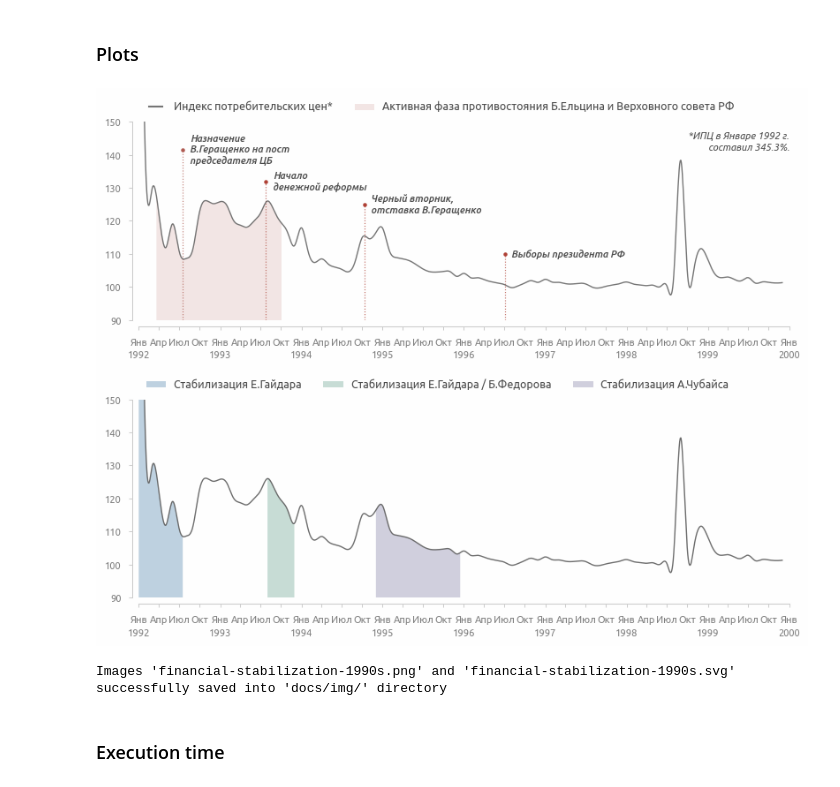
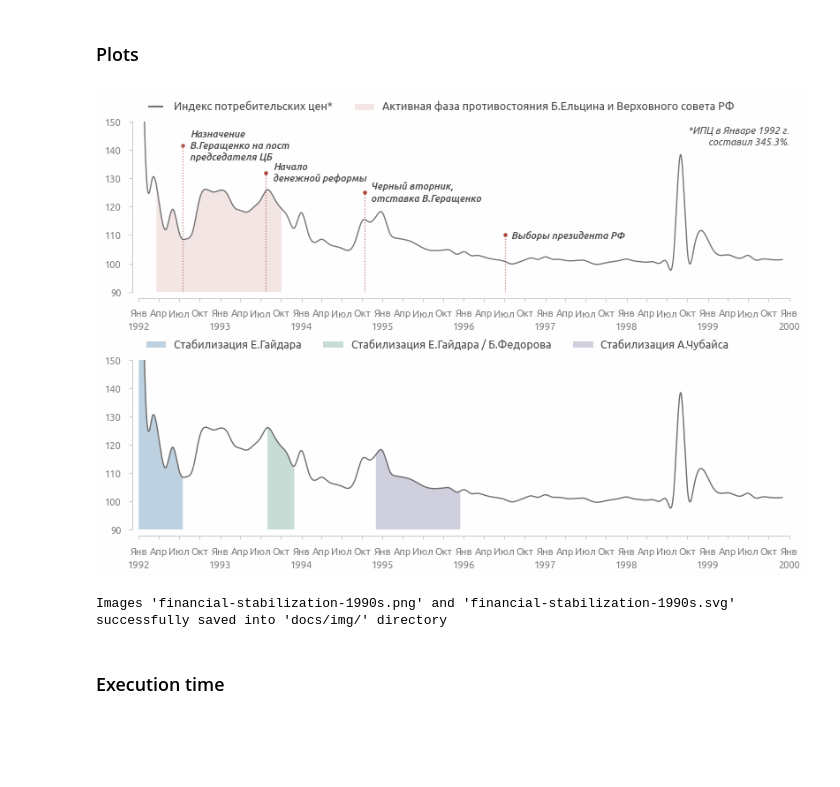
Before and after one commit to a-chasovsky/economics-rus, a Jupyter notebook: 01-report.ipynb, the cells around one changed output. Saved outputs shown, nothing was run; the diff lists cells and outputs as text; code cells hidden in the pictures; blank space fills up the shorter version.

```diff
--- a/01-report.ipynb
+++ b/01-report.ipynb
@@ -1560,7 +1561,7 @@ plot_stab3 = plot_data_smoothed.loc[start_stab3:end_stab3].copy()
 # %% [markdown]
 ### Plots
 # %%
-fig, ax = plt.subplots(nrows=2, figsize=(9.5, 7))
+fig, ax = plt.subplots(nrows=2, figsize=(9.5, 6))
 
 # AXIS 0
 # PCI curve
@@ -1657,34 +1658,34 @@ ax[1].legend(
     **legend_inline(3),
     **legend_create_handles(
         3, 'r',
         labels=[
             'Стабилизация Е.Гайдара',
             'Стабилизация Е.Гайдара / Б.Федорова',
             'Стабилизация А.Чубайса'],
         colors=[palette[2], palette[3], palette[7]],
         alphas=[0.4, 0.3, 0.3]),
     fontsize=9)
 # axis limits
 ax[1].set_xlim(
     dt.datetime.strptime('01-12-1991', '%d-%m-%Y'),
     dt.datetime.strptime('01-12-2000', '%d-%m-%Y'))
 ax[1].set_ylim(90, 150)
 axis_rstyle(
     offset_bottom=5, offset_left=5, ax=ax[1],
     xlim=[ax[1].get_xticks()[1], ax[1].get_xticks()[-1]])
 axis_formatter_locator(
     formatter=mpl.dates.DateFormatter('%b'),
     locator=mpl.dates.MonthLocator([1, 4, 7, 10]),
     months_capitalize=True, ax=ax[1])
 axis_add_date_xaxis(offset=21, ax=ax[1], labelcolor='#808080')
 axis_translate_months(ax=ax[1])
 
 plt.subplots_adjust(hspace=0.4)
 plt.show()
 
 savefig('financial-stabilization-1990s', dir=path_save_img, figure=fig, dpi=100)
 # %% [output]
-[figure, old version]
+[figure, new version]
 Images 'financial-stabilization-1990s.png' and 'financial-stabilization-1990s.svg' successfully saved into 'docs/img/' directory
 # %%
 set_location()
```
Also changed, not shown: parts of 2 cells of this notebook, 16 other files.
